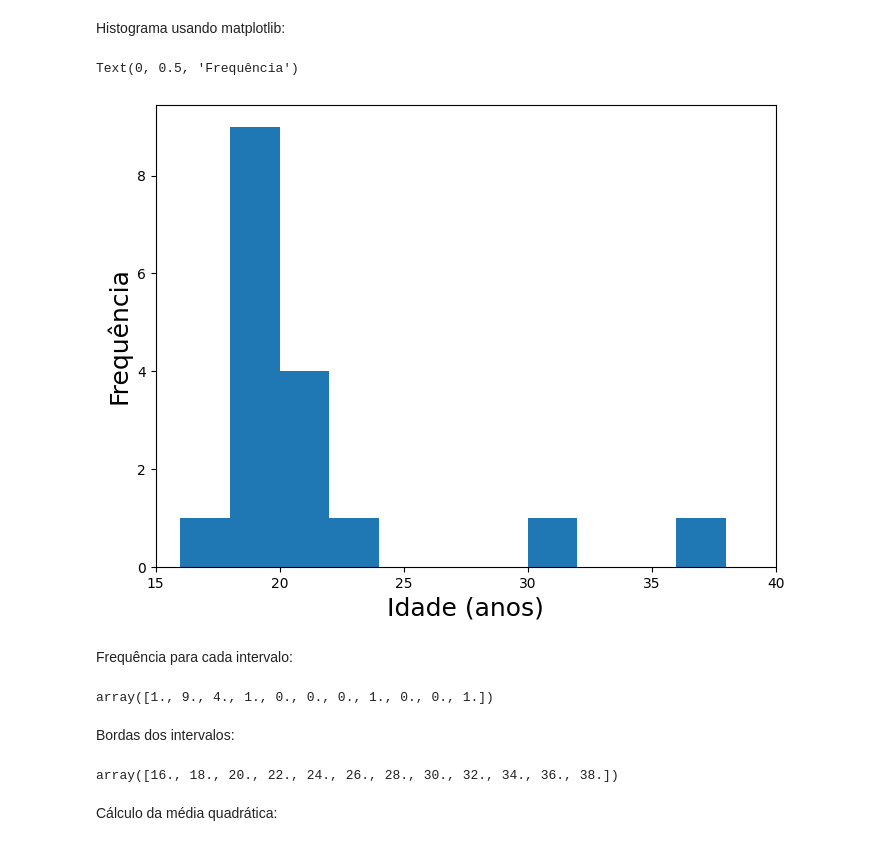
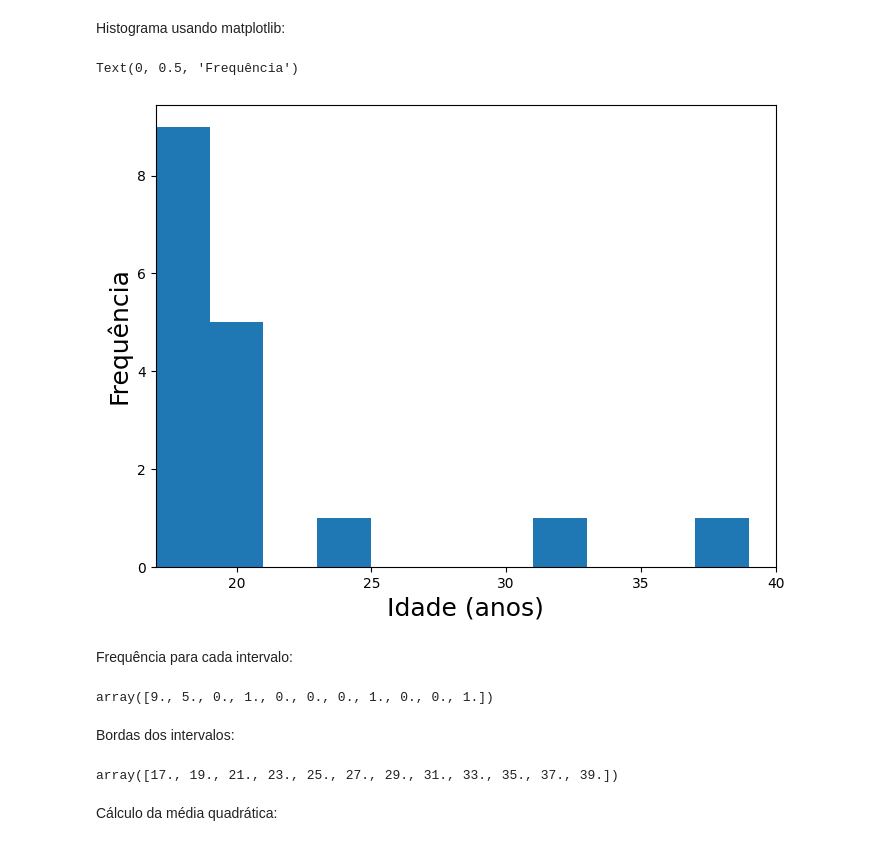
Before and after one commit to elizamelo/FisicaGeral, a Jupyter notebook: Aula01_Dados_da_Turma_2023.ipynb, the cells around one changed output. Drawn from its saved outputs; the diff is of its cells as text; code cells hidden in the pictures.

```diff
--- a/Aula01_Dados_da_Turma_2023.ipynb
+++ b/Aula01_Dados_da_Turma_2023.ipynb
@@ -130,13 +130,13 @@ Histograma usando matplotlib:
 # %%
 fig = plt.figure( figsize=(8,6) )
 
-counts, bins, _ = plt.hist( array_Idade, bins=11, range=(16, 38) )
-plt.xlim( 15, 40 )
+counts, bins, _ = plt.hist( array_Idade, bins=11, range=(17, 39) )
+plt.xlim( 17, 40 )
 plt.xlabel( "Idade (anos)", fontsize=18 )
 plt.ylabel( "Frequência", fontsize=18 )
 # %% [output]
 Text(0, 0.5, 'Frequência')
-[figure, old version]
+[figure, new version]
 # %% [markdown]
 
 
@@ -144,13 +144,13 @@ Frequência para cada intervalo:
 # %%
 counts
 # %% [output]
-array([1., 9., 4., 1., 0., 0., 0., 1., 0., 0., 1.])
+array([9., 5., 0., 1., 0., 0., 0., 1., 0., 0., 1.])
 # %% [markdown]
 Bordas dos intervalos:
 # %%
 bins
 # %% [output]
-array([16., 18., 20., 22., 24., 26., 28., 30., 32., 34., 36., 38.])
+array([17., 19., 21., 23., 25., 27., 29., 31., 33., 35., 37., 39.])
 # %% [markdown]
 
 
```
Also changed, not shown: parts of 8 cells of this notebook.
